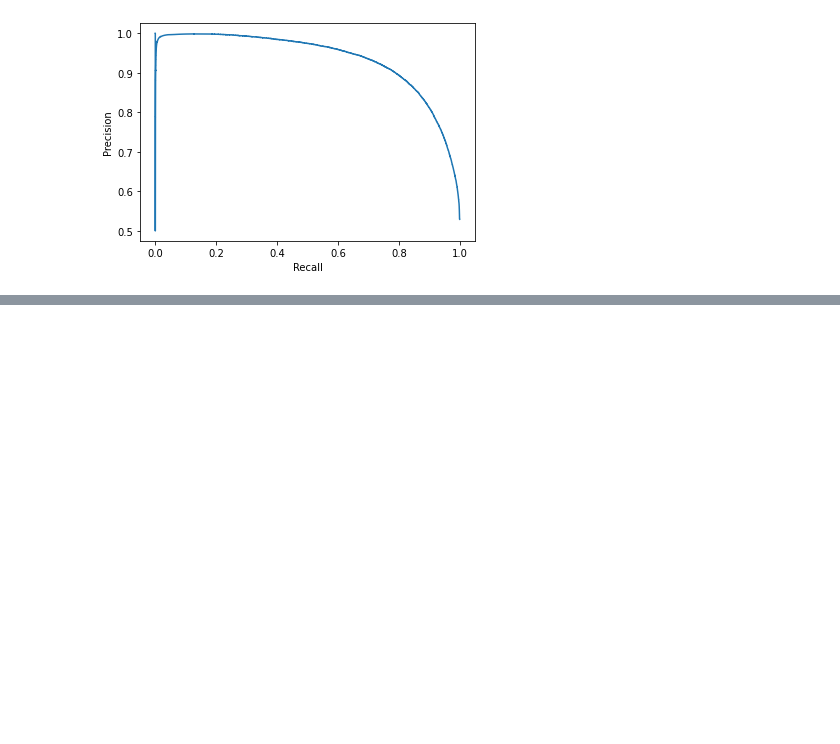
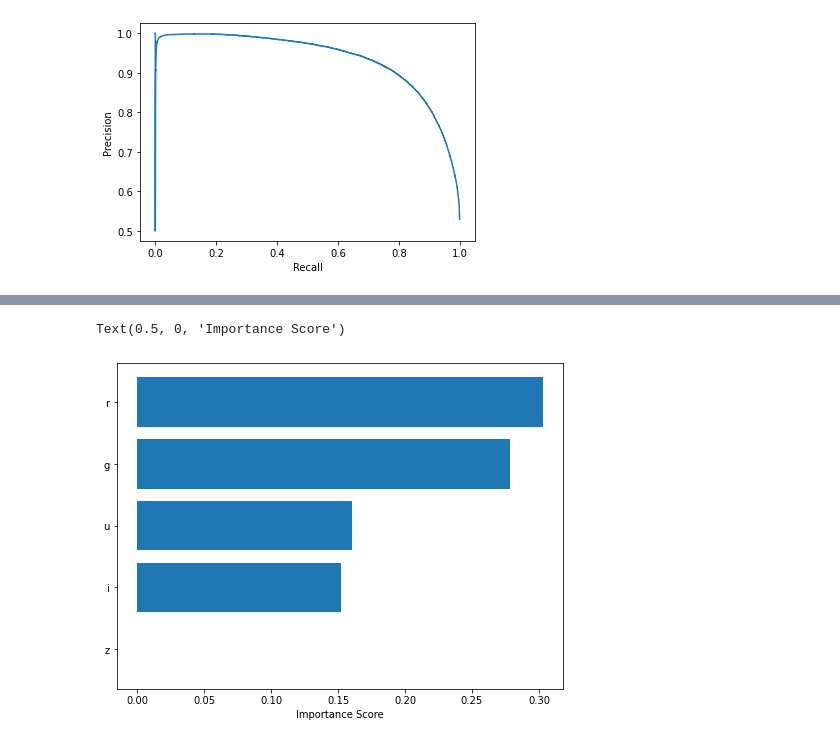
Before and after one commit to supakarn-t/Classify-Galaxy-by-SVM, a Jupyter notebook: SVM_5band_fix_all.ipynb, the cells around one changed output, grey strips where cells are left out. Cells and saved outputs as stored; diff of their text form; code cells hidden in the pictures; blank space fills up the shorter version.

```diff
--- a/SVM_5band_fix_all.ipynb
+++ b/SVM_5band_fix_all.ipynb
@@ -141,3 +193,12 @@ prec, recall, _ = precision_recall_curve(y_test, y_score, pos_label=clf.classes_
 pr_display = PrecisionRecallDisplay(precision=prec, recall=recall).plot()
 # %% [output]
 [figure]
+# %%
+from sklearn.inspection import permutation_importance
+'''
+feature_names = ['u', 'g', 'r', 'i', 'z']
+features = np.array(feature_names)
+
+perm_importance = permutation_importance(svm, X_test, y_test)
+sorted_idx = perm_importance.importances_mean.argsort()
+'''
@@ -143,0 +211,4 @@ pr_display = PrecisionRecallDisplay(precision=prec, recall=recall).plot()
+# %%
+read_imp = open('svm_fix_all_perm_imp.csv', 'rb')
+perm_imp = pickle.load(read_imp)
+perm_imp
@@ -143,0 +229,8 @@ pr_display = PrecisionRecallDisplay(precision=prec, recall=recall).plot()
+# %%
+plt.figure(figsize=(8, 6), facecolor='none')
+
+plt.barh(features[sorted_idx], perm_imp.importances_mean[sorted_idx])
+plt.xlabel("Importance Score")
+# %% [output]
+Text(0.5, 0, 'Importance Score')
+[figure, added]
```
Also changed, not shown: parts of 30 cells of this notebook.
